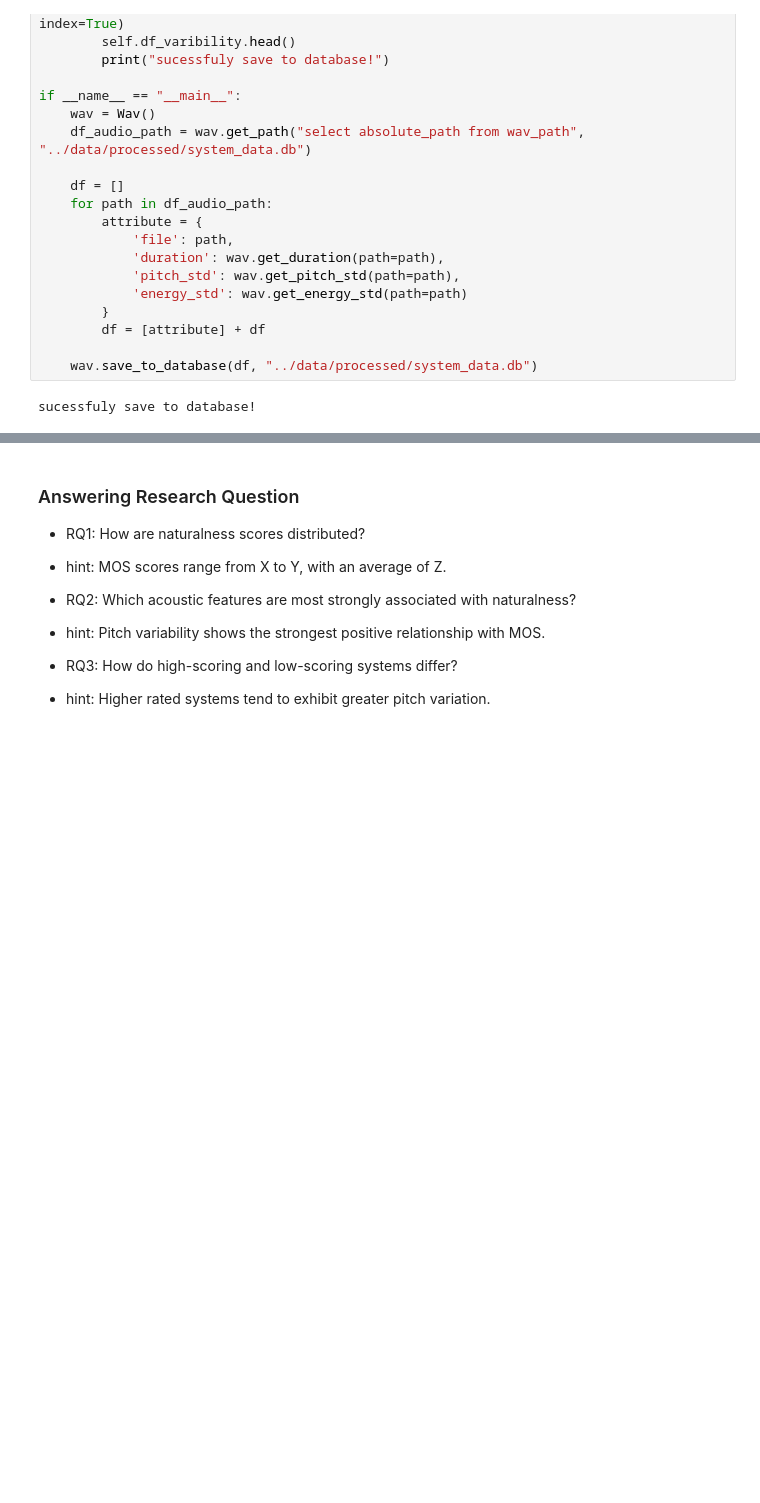
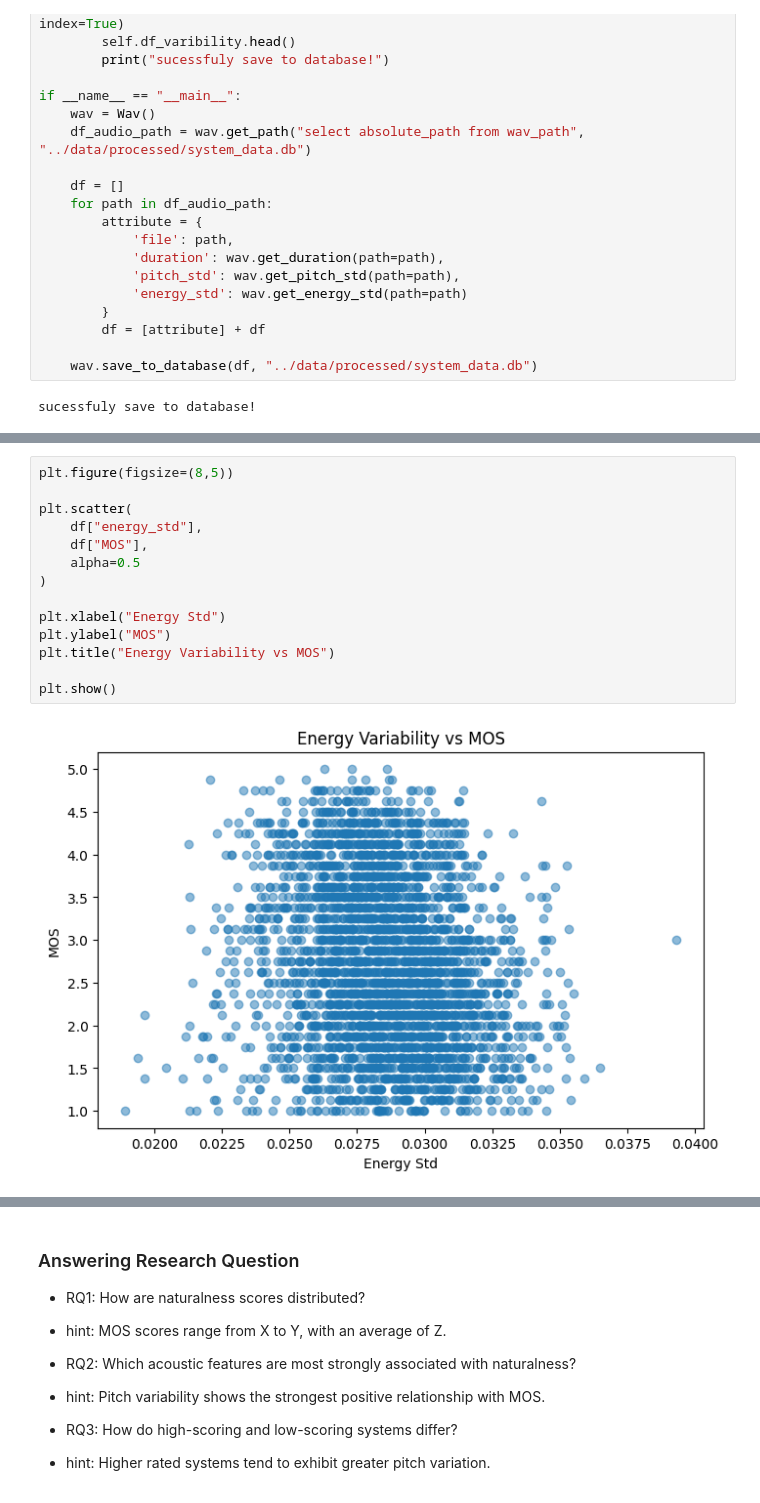
Before and after one commit to sassdahRAK/Acoustic-TTS-Analysis, a Jupyter notebook: notebooks/01_explore_dataset.ipynb, the cells around one changed output, grey strips where cells are left out. Drawn from its saved outputs; the diff is of its cells as text; blank space fills up the shorter version.

```diff
--- a/notebooks/01_explore_dataset.ipynb
+++ b/notebooks/01_explore_dataset.ipynb
@@ -390,0 +531,16 @@ sucessfuly save to database!
+# %%
+plt.figure(figsize=(8,5))
+
+plt.scatter(
+    df["energy_std"],
+    df["MOS"],
+    alpha=0.5
+)
+
+plt.xlabel("Energy Std")
+plt.ylabel("MOS")
+plt.title("Energy Variability vs MOS")
+
+plt.show()
+# %% [output]
+[figure, added]
```
Also changed, not shown: parts of 24 cells of this notebook, 4 other files.
